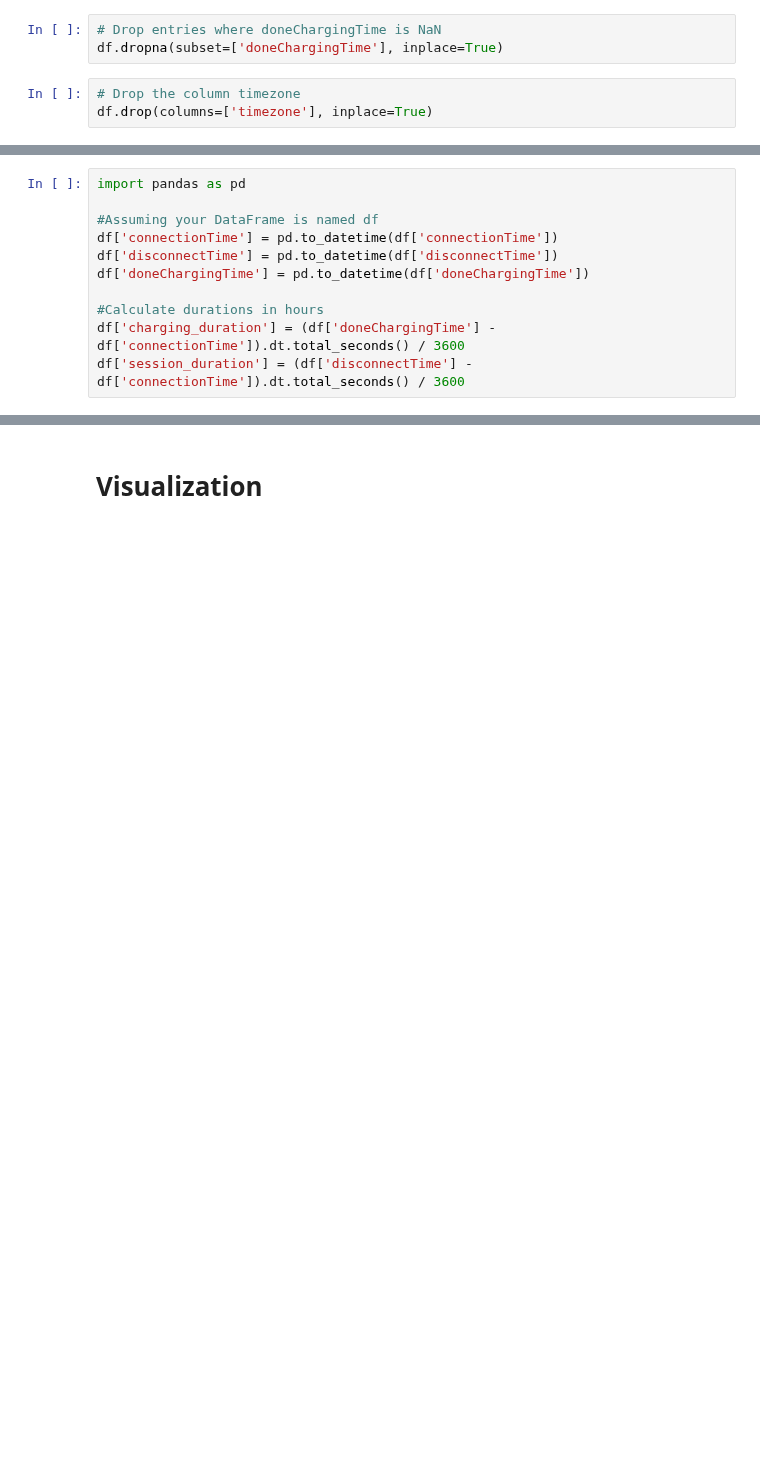
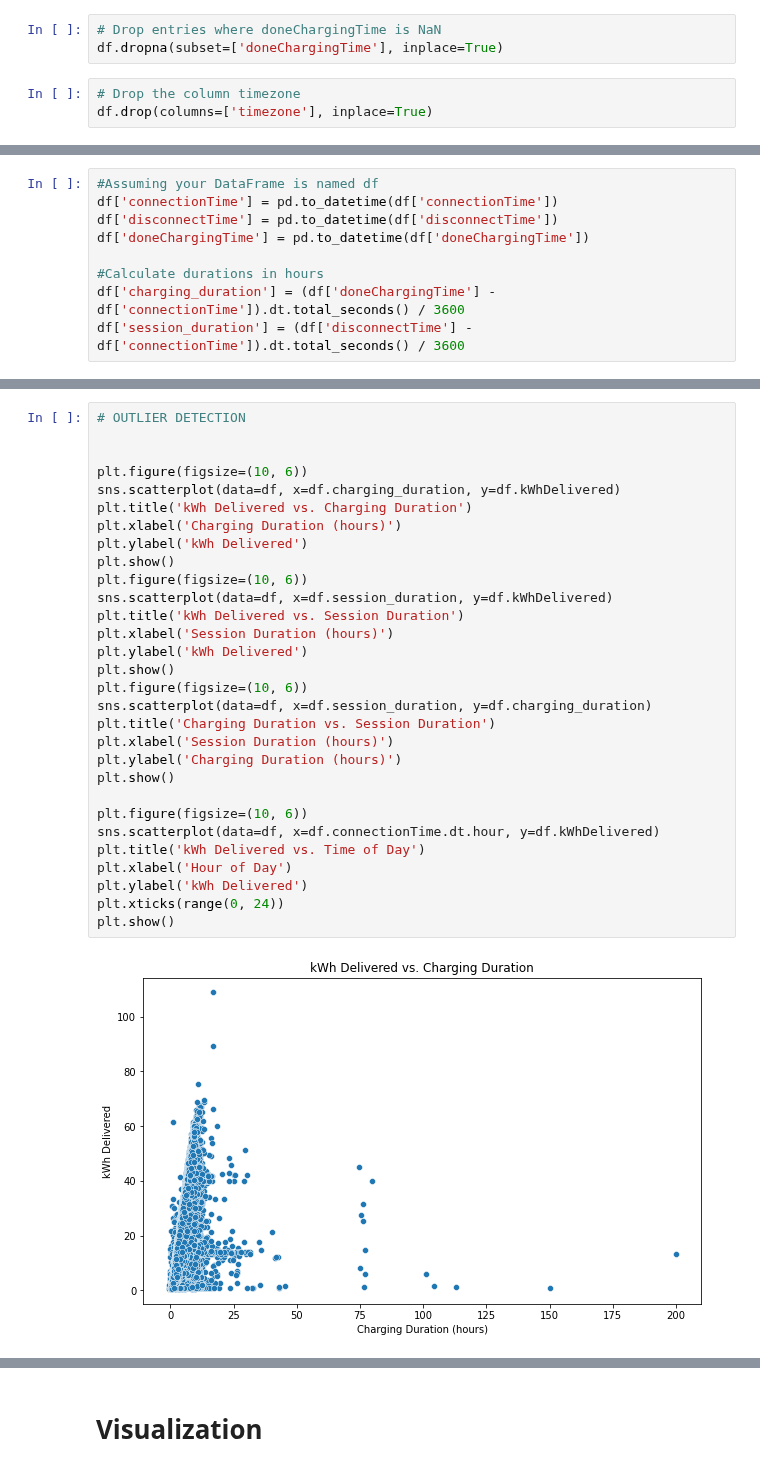
Before and after one commit to helloworldfromleo/AA, a Jupyter notebook: 01_Data_Preparation.ipynb, the cells around one changed output, grey strips where cells are left out. Saved outputs shown, nothing was run; the diff lists cells and outputs as text; blank space fills up the shorter version.

```diff
--- a/01_Data_Preparation.ipynb
+++ b/01_Data_Preparation.ipynb
@@ -262,8 +245,6 @@ df.head()
 | 3 | 5e23b149f9af8b5fe4b973d2 | 2020-01-02 13:59:58+00:00 | 2020-01-02 16:38:39+00:00 | 2020-01-02 15:18:45+00:00 | 2.355 | 1_1_193_820_2020-01-02 13:59:58.3... | 1 | AG-1F04 | ... |
 | 4 | 5e23b149f9af8b5fe4b973d3 | 2020-01-02 14:00:01+00:00 | 2020-01-02 22:08:40+00:00 | 2020-01-02 18:17:30+00:00 | 13.375 | 1_1_193_819_2020-01-02 14:00:00.7... | 1 | AG-1F06 | ... |
 # %%
-import pandas as pd
-
 #Assuming your DataFrame is named df
 df['connectionTime'] = pd.to_datetime(df['connectionTime'])
 df['disconnectTime'] = pd.to_datetime(df['disconnectTime'])
@@ -281,3 +262,35 @@ df.head()
 | 2 | 5e23b149f9af8b5fe4b973d1 | 2020-01-02 13:56:35+00:00 | 2020-01-03 00:39:22+00:00 | 2020-01-02 16:35:06+00:00 | 6.521 | 1_1_193_829_2020-01-02 13:56:35.2... | 1 | AG-1F03 | ... |
 | 3 | 5e23b149f9af8b5fe4b973d2 | 2020-01-02 13:59:58+00:00 | 2020-01-02 16:38:39+00:00 | 2020-01-02 15:18:45+00:00 | 2.355 | 1_1_193_820_2020-01-02 13:59:58.3... | 1 | AG-1F04 | ... |
 | 4 | 5e23b149f9af8b5fe4b973d3 | 2020-01-02 14:00:01+00:00 | 2020-01-02 22:08:40+00:00 | 2020-01-02 18:17:30+00:00 | 13.375 | 1_1_193_819_2020-01-02 14:00:00.7... | 1 | AG-1F06 | ... |
+# %%
+# OUTLIER DETECTION
+
+
+plt.figure(figsize=(10, 6))
+sns.scatterplot(data=df, x=df.charging_duration, y=df.kWhDelivered)
+plt.title('kWh Delivered vs. Charging Duration')
+plt.xlabel('Charging Duration (hours)')
+plt.ylabel('kWh Delivered')
+plt.show()
+plt.figure(figsize=(10, 6))
+sns.scatterplot(data=df, x=df.session_duration, y=df.kWhDelivered)
+plt.title('kWh Delivered vs. Session Duration')
+plt.xlabel('Session Duration (hours)')
+plt.ylabel('kWh Delivered')
+plt.show()
+plt.figure(figsize=(10, 6))
+sns.scatterplot(data=df, x=df.session_duration, y=df.charging_duration)
+plt.title('Charging Duration vs. Session Duration')
+plt.xlabel('Session Duration (hours)')
+plt.ylabel('Charging Duration (hours)')
+plt.show()
+
+plt.figure(figsize=(10, 6))
+sns.scatterplot(data=df, x=df.connectionTime.dt.hour, y=df.kWhDelivered)
+plt.title('kWh Delivered vs. Time of Day')
+plt.xlabel('Hour of Day')
+plt.ylabel('kWh Delivered')
+plt.xticks(range(0, 24))
+plt.show()
+# %% [output]
+[figure, added]
```
Also changed, not shown: parts of 16 cells of this notebook.
